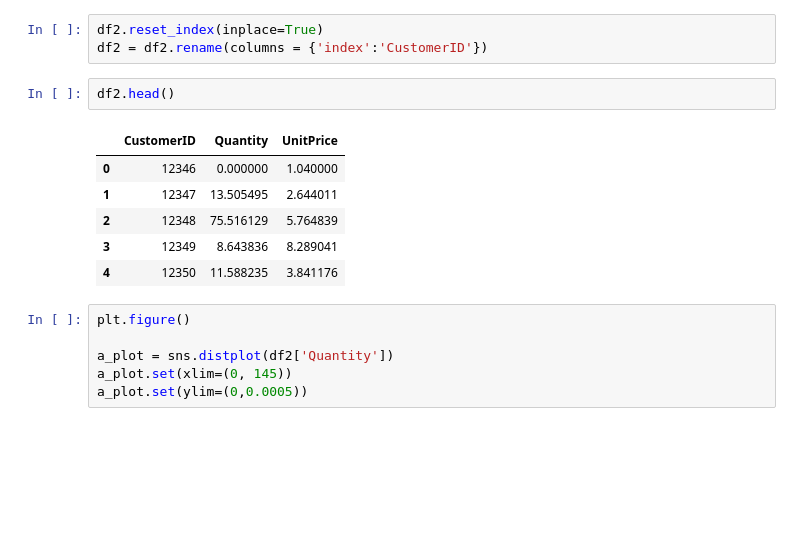
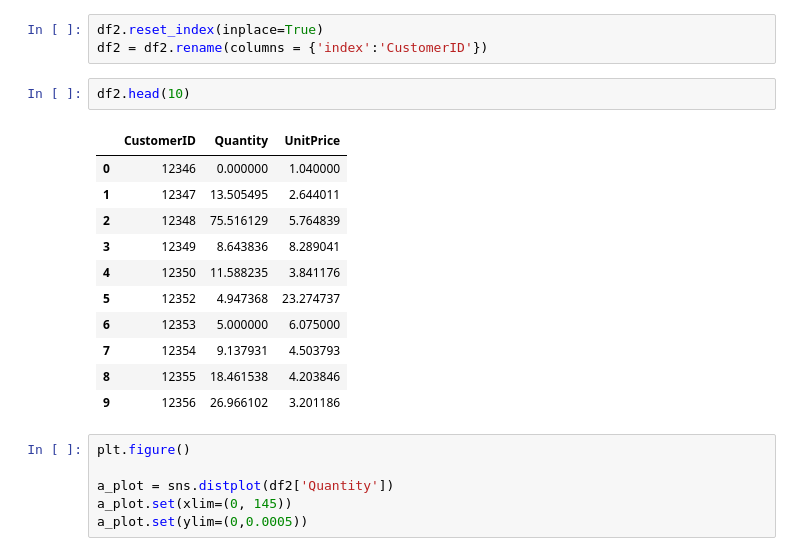
Before and after one commit to KStuartW/XeHack07, a Jupyter notebook: XeHack007.ipynb, the cells around one changed output. Saved outputs shown, nothing was run; the diff lists cells and outputs as text; blank space fills up the shorter version.

```diff
--- a/XeHack007.ipynb
+++ b/XeHack007.ipynb
@@ -90,14 +90,19 @@ df2.describe()
 df2.reset_index(inplace=True)
 df2 = df2.rename(columns = {'index':'CustomerID'})
 # %%
-df2.head()
+df2.head(10)
 # %% [output]
 |  | CustomerID | Quantity | UnitPrice |
 | 0 | 12346 | 0.000000 | 1.040000 |
 | 1 | 12347 | 13.505495 | 2.644011 |
 | 2 | 12348 | 75.516129 | 5.764839 |
 | 3 | 12349 | 8.643836 | 8.289041 |
 | 4 | 12350 | 11.588235 | 3.841176 |
+| 5 | 12352 | 4.947368 | 23.274737 |
+| 6 | 12353 | 5.000000 | 6.075000 |
+| 7 | 12354 | 9.137931 | 4.503793 |
+| 8 | 12355 | 18.461538 | 4.203846 |
+| 9 | 12356 | 26.966102 | 3.201186 |
 # %%
 plt.figure()
 
```
Also changed, not shown: parts of 4 cells of this notebook.
